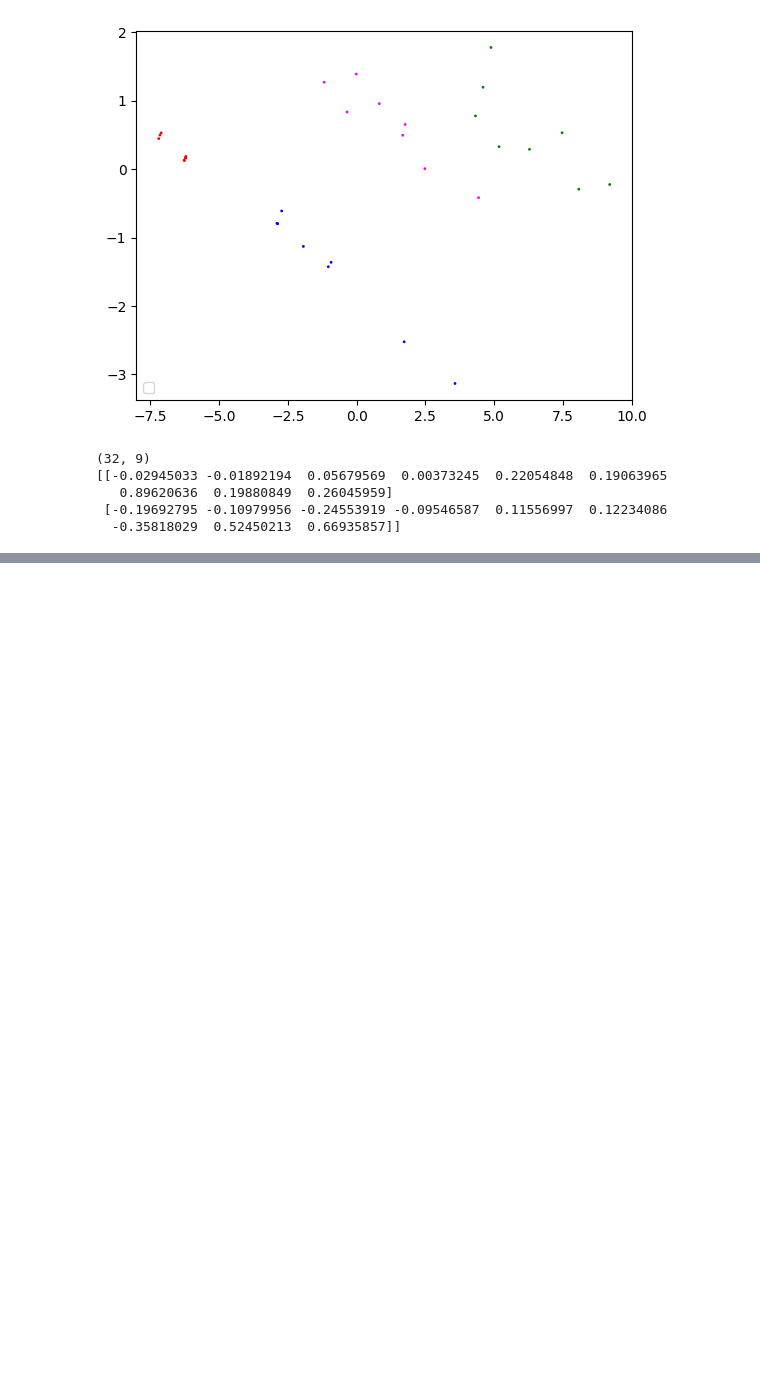
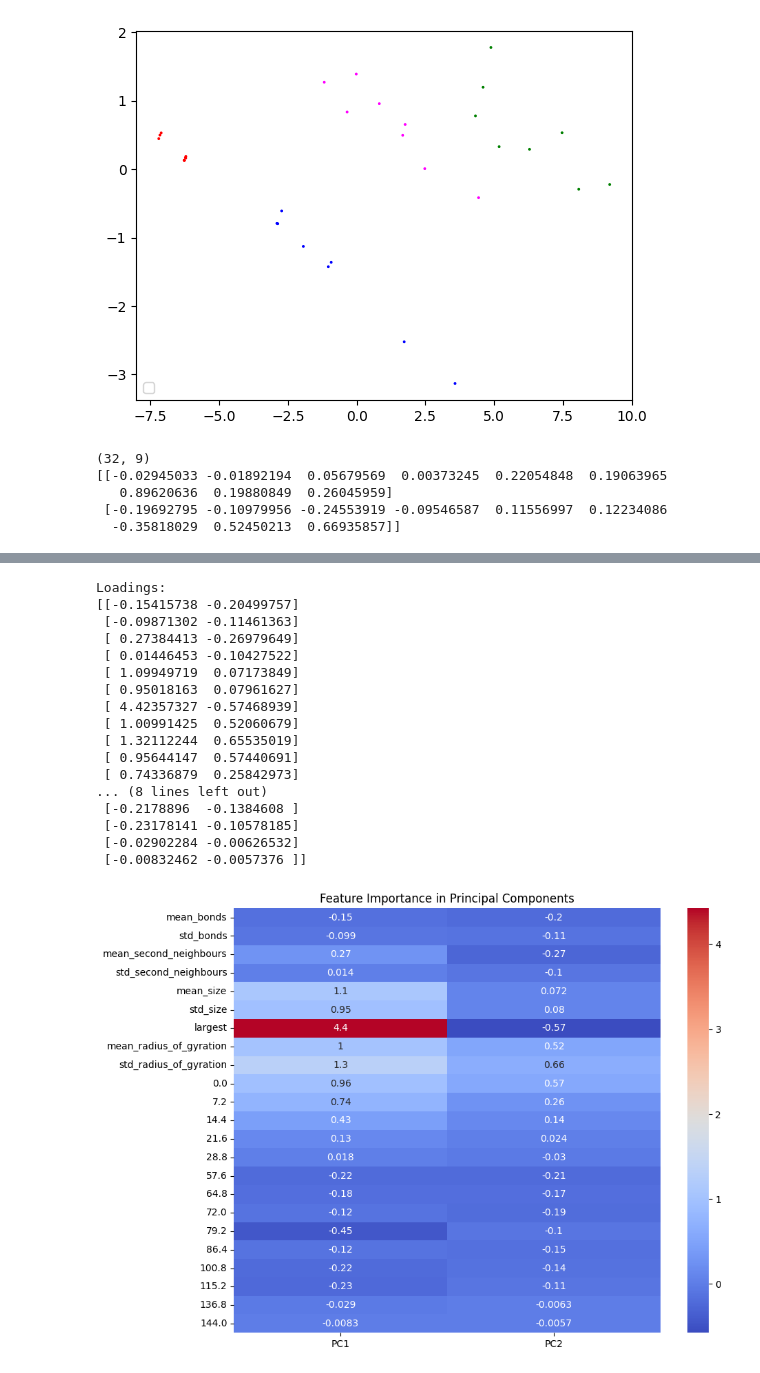
Before and after one commit to OljaOctagon/MagneticParticles, a Jupyter notebook: rigid_magnetic/orientation_classificiation.ipynb, the cells around one changed output, grey strips where cells are left out. Drawn from its saved outputs; the diff is of its cells as text; code cells hidden in the pictures; blank space fills up the shorter version.

```diff
--- a/rigid_magnetic/orientation_classificiation.ipynb
+++ b/rigid_magnetic/orientation_classificiation.ipynb
@@ -217,0 +253,34 @@ arr=np.arange(10)
+# %%
+loadings = pca.components_.T * np.sqrt(pca.explained_variance_)
+print("Loadings:")
+print(loadings)
+
+import seaborn as sns
+import matplotlib.pyplot as plt
+
+feature_names = df_merged_peaks.iloc[:,3:].columns
+
+
+plt.figure(figsize=(10, 8))
+sns.heatmap(loadings, annot=True, cmap='coolwarm', xticklabels=['PC1', 'PC2'], yticklabels=feature_names)
+plt.title('Feature Importance in Principal Components')
+plt.show()
+# %% [output]
+Loadings:
+[[-0.15415738 -0.20499757]
+ [-0.09871302 -0.11461363]
+ [ 0.27384413 -0.26979649]
+ [ 0.01446453 -0.10427522]
+ [ 1.09949719  0.07173849]
+ [ 0.95018163  0.07961627]
+ [ 4.42357327 -0.57468939]
+ [ 1.00991425  0.52060679]
+ [ 1.32112244  0.65535019]
+ [ 0.95644147  0.57440691]
+ [ 0.74336879  0.25842973]
+... (8 lines left out)
+ [-0.2178896  -0.1384608 ]
+ [-0.23178141 -0.10578185]
+ [-0.02902284 -0.00626532]
+ [-0.00832462 -0.0057376 ]]
+[figure, added]
```
Also changed, not shown: parts of 13 cells of this notebook, 2 other files.
